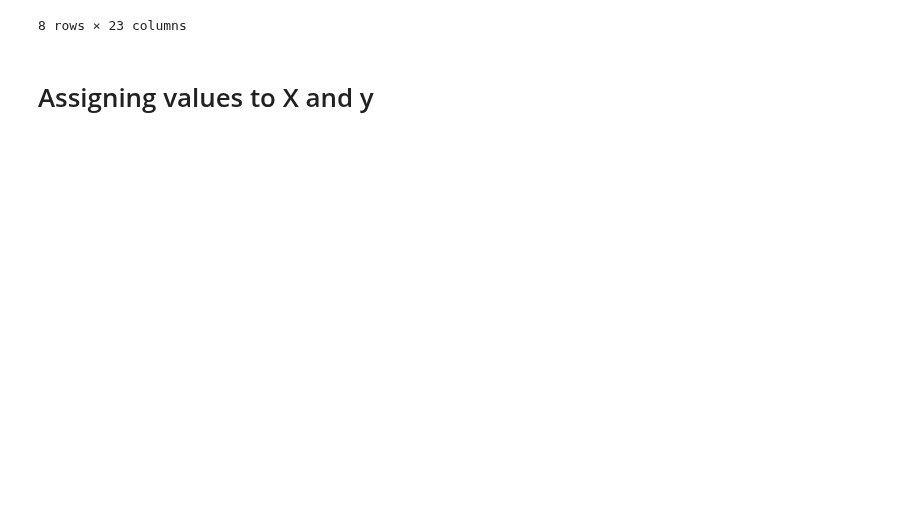
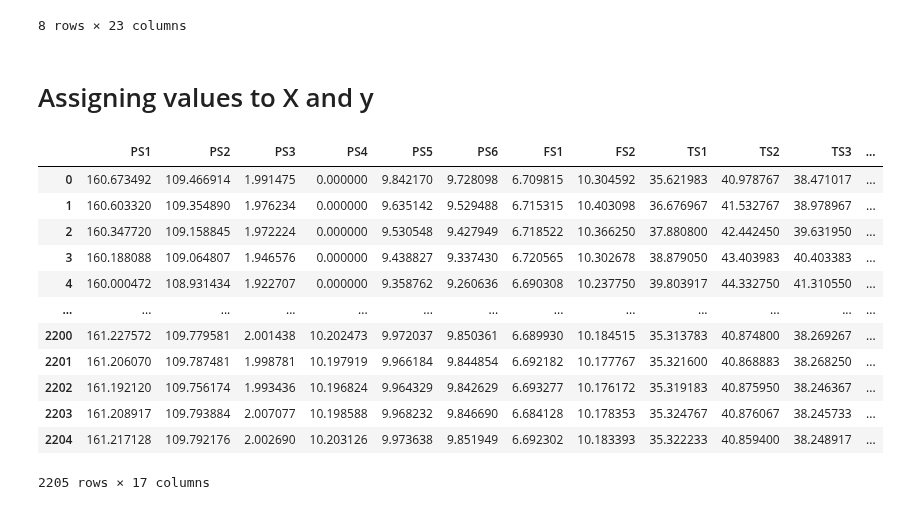
Before and after one commit to ajaykofficial/Machine-Learning, a Jupyter notebook: Condition Monitoring of Hydraulic System/SVM.ipynb, the cells around one changed output. Saved outputs shown, nothing was run; the diff lists cells and outputs as text; code cells hidden in the pictures; blank space fills up the shorter version.

```diff
--- a/Condition Monitoring of Hydraulic System/SVM.ipynb
+++ b/Condition Monitoring of Hydraulic System/SVM.ipynb
@@ -52,3 +52,24 @@ df.describe()
 8 rows × 23 columns
 # %% [markdown]
 # Assigning values to X and y
+# %%
+X = df[['PS1', 'PS2', 'PS3', 'PS4', 'PS5', 'PS6', 'FS1', 'FS2',
+       'TS1', 'TS2', 'TS3', 'TS4', 'P1', 'VS1', 'CE1', 'CP1', 'SE1']]
+y = df[['y_coolerCondition', 'y_valveCondition', 'y_pumpLeak', 'y_hydraulicAcc',
+       'y_stableFlag']]
+# %%
+X
+# %% [output]
+|  | PS1 | PS2 | PS3 | PS4 | PS5 | PS6 | FS1 | FS2 | TS1 | TS2 | TS3 | ... |
+| 0 | 160.673492 | 109.466914 | 1.991475 | 0.000000 | 9.842170 | 9.728098 | 6.709815 | 10.304592 | 35.621983 | 40.978767 | 38.471017 | ... |
+| 1 | 160.603320 | 109.354890 | 1.976234 | 0.000000 | 9.635142 | 9.529488 | 6.715315 | 10.403098 | 36.676967 | 41.532767 | 38.978967 | ... |
+| 2 | 160.347720 | 109.158845 | 1.972224 | 0.000000 | 9.530548 | 9.427949 | 6.718522 | 10.366250 | 37.880800 | 42.442450 | 39.631950 | ... |
+| 3 | 160.188088 | 109.064807 | 1.946576 | 0.000000 | 9.438827 | 9.337430 | 6.720565 | 10.302678 | 38.879050 | 43.403983 | 40.403383 | ... |
+| 4 | 160.000472 | 108.931434 | 1.922707 | 0.000000 | 9.358762 | 9.260636 | 6.690308 | 10.237750 | 39.803917 | 44.332750 | 41.310550 | ... |
+| ... | ... | ... | ... | ... | ... | ... | ... | ... | ... | ... | ... | ... |
+| 2200 | 161.227572 | 109.779581 | 2.001438 | 10.202473 | 9.972037 | 9.850361 | 6.689930 | 10.184515 | 35.313783 | 40.874800 | 38.269267 | ... |
+| 2201 | 161.206070 | 109.787481 | 1.998781 | 10.197919 | 9.966184 | 9.844854 | 6.692182 | 10.177767 | 35.321600 | 40.868883 | 38.268250 | ... |
+| 2202 | 161.192120 | 109.756174 | 1.993436 | 10.196824 | 9.964329 | 9.842629 | 6.693277 | 10.176172 | 35.319183 | 40.875950 | 38.246367 | ... |
+| 2203 | 161.208917 | 109.793884 | 2.007077 | 10.198588 | 9.968232 | 9.846690 | 6.684128 | 10.178353 | 35.324767 | 40.876067 | 38.245733 | ... |
+| 2204 | 161.217128 | 109.792176 | 2.002690 | 10.203126 | 9.973638 | 9.851949 | 6.692302 | 10.183393 | 35.322233 | 40.859400 | 38.248917 | ... |
+2205 rows × 17 columns
```
Also changed, not shown: parts of 7 cells of this notebook.
